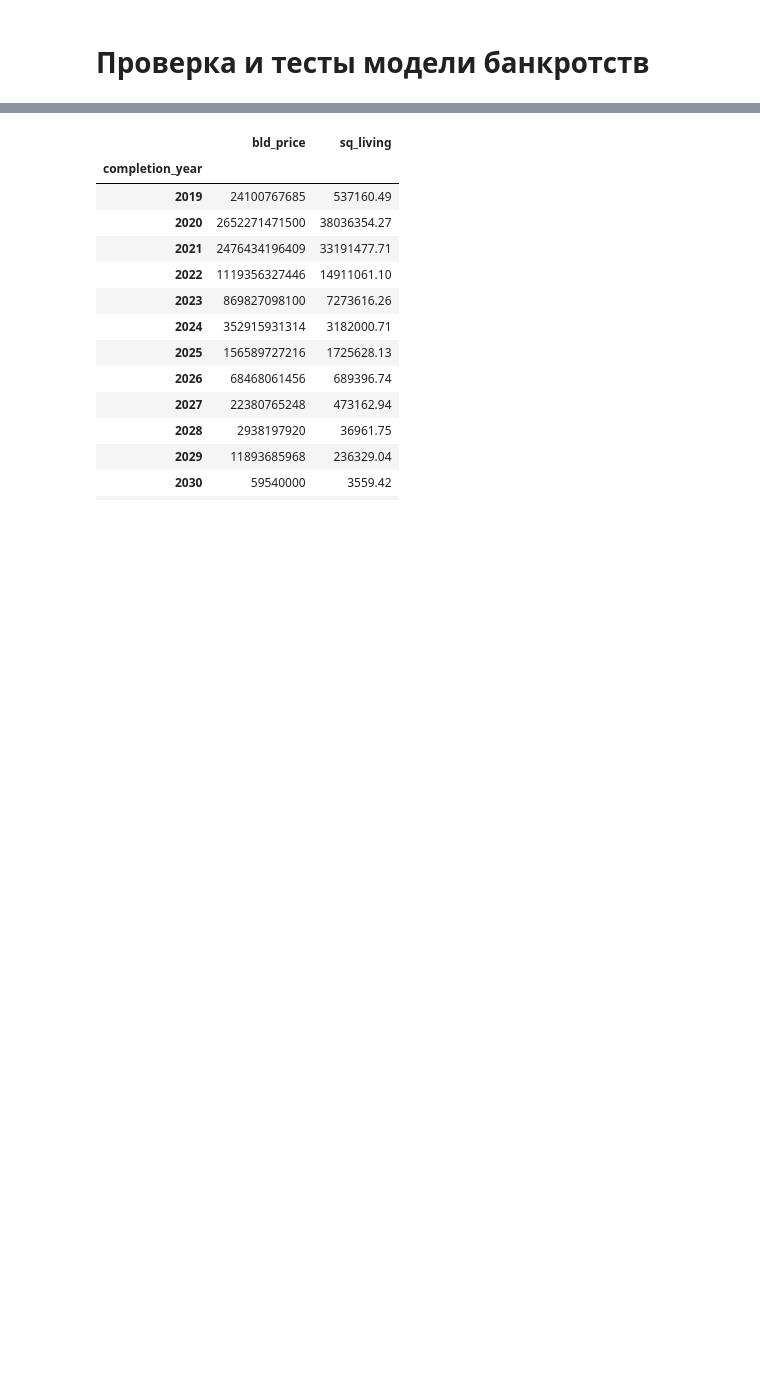
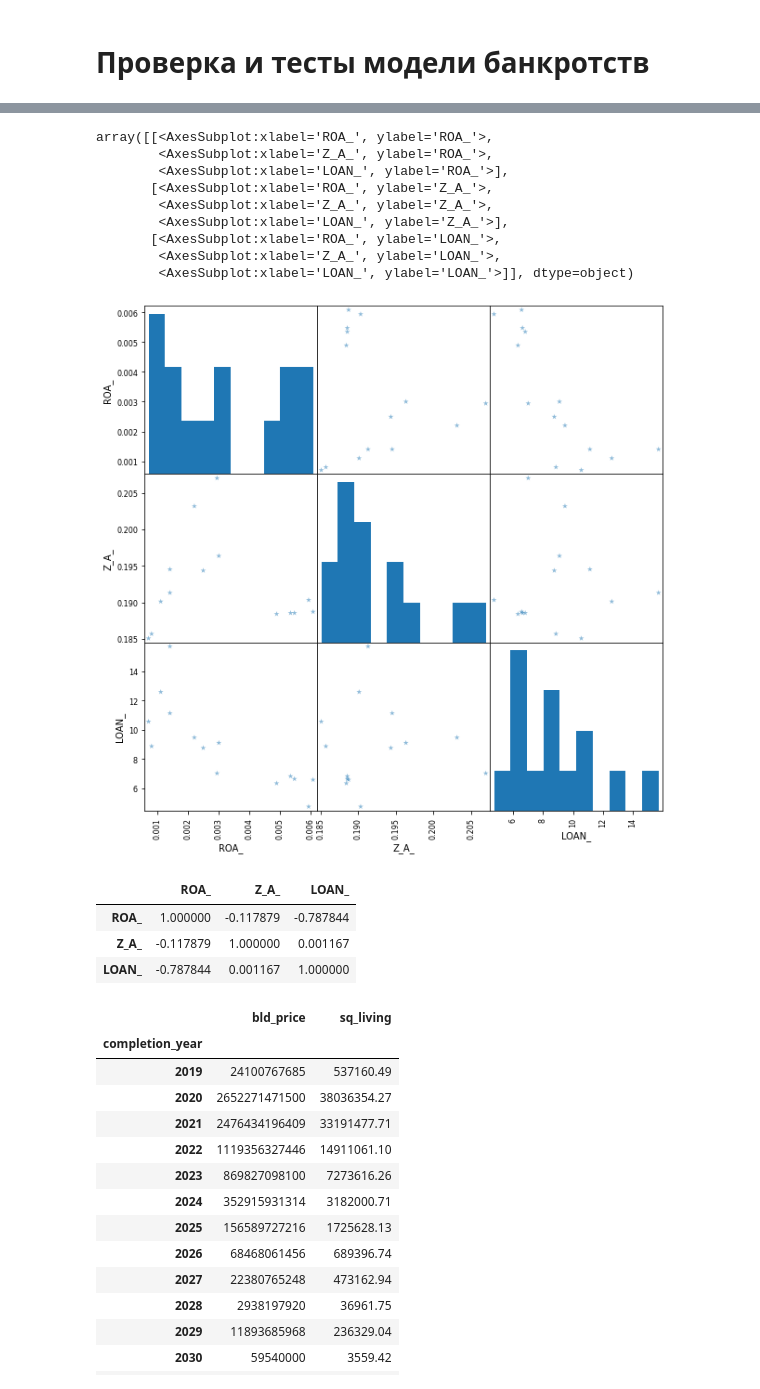
Before and after one commit to amsergeev/AIGK_j, a Jupyter notebook: BNKRPT_MODEL/bankrpt_test.ipynb, the cells around one changed output, grey strips where cells are left out. Saved outputs shown, nothing was run; the diff lists cells and outputs as text; code cells hidden in the pictures; blank space fills up the shorter version.

Commit message:
Zero version main model, improve prepare data

```diff
--- a/BNKRPT_MODEL/bankrpt_test.ipynb
+++ b/BNKRPT_MODEL/bankrpt_test.ipynb
@@ -39,0 +60,5 @@ cnWork=sqlite3.connect(strDB_path)
+# %%
+from sklearn.preprocessing import normalize
+
+pdf_plot=pdf_res[['ROA_', 'Z_A_', 'LOAN_']]#pd.DataFrame(normalize(pdf_res[['ROA_', 'Z_A_', 'LOAN_']]), index=pdf_res.index, columns=['ROA_n', 'Z_A_n', 'LOAN_n'])
+pdf_plot
@@ -40,3 +82,23 @@ cnWork=sqlite3.connect(strDB_path)
+# %%
+pd.plotting.scatter_matrix(pdf_plot, figsize=(10, 10), marker='*')
+# %% [output]
+array([[<AxesSubplot:xlabel='ROA_', ylabel='ROA_'>,
+        <AxesSubplot:xlabel='Z_A_', ylabel='ROA_'>,
+        <AxesSubplot:xlabel='LOAN_', ylabel='ROA_'>],
+       [<AxesSubplot:xlabel='ROA_', ylabel='Z_A_'>,
+        <AxesSubplot:xlabel='Z_A_', ylabel='Z_A_'>,
+        <AxesSubplot:xlabel='LOAN_', ylabel='Z_A_'>],
+       [<AxesSubplot:xlabel='ROA_', ylabel='LOAN_'>,
+        <AxesSubplot:xlabel='Z_A_', ylabel='LOAN_'>,
+        <AxesSubplot:xlabel='LOAN_', ylabel='LOAN_'>]], dtype=object)
+[figure, added]
+# %%
+pdf_plot.corr()
+# %% [output]
+|  | ROA_ | Z_A_ | LOAN_ |
+| ROA_ | 1.000000 | -0.117879 | -0.787844 |
+| Z_A_ | -0.117879 | 1.000000 | 0.001167 |
+| LOAN_ | -0.787844 | 0.001167 | 1.000000 |
 # %%
 pd_noza=pd.read_sql('select * from {}'.format(strNOZA_table), con=cnWork).set_index('inn')
 pd_noza['Input_date']=pd.to_datetime(pd_noza['Input_date'], format='%Y-%m-%d')
```
Also changed, not shown: parts of 2 cells of this notebook, 8 other files.
